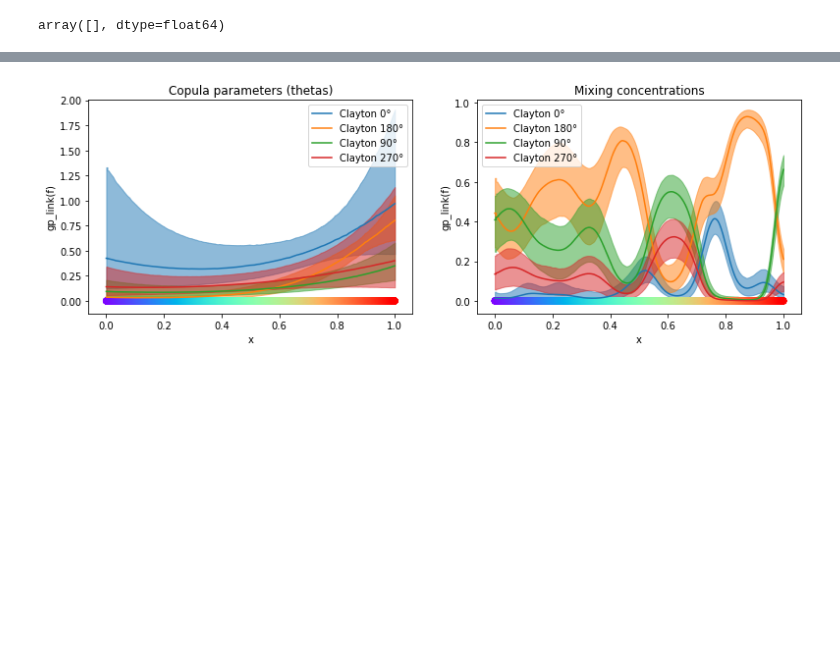
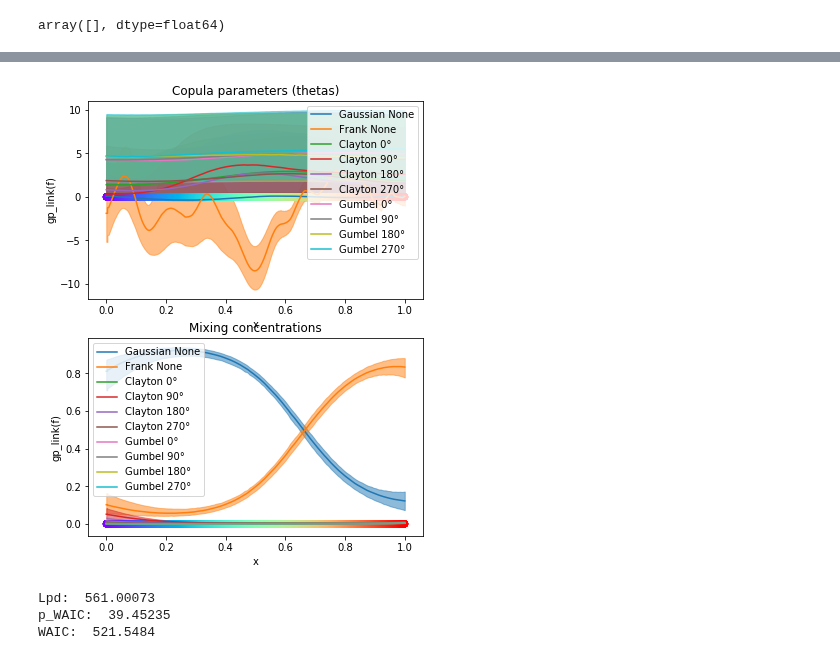
Before and after one commit to NinelK/CopulaGP, a Jupyter notebook: MultiParam_RealData.ipynb, the cells around one changed output, grey strips where cells are left out. Cells and saved outputs as stored; diff of their text form; code cells hidden in the pictures; blank space fills up the shorter version.

Commit message:
Add WAIC and Copula names

```diff
--- a/MultiParam_RealData.ipynb
+++ b/MultiParam_RealData.ipynb
@@ -33,7 +33,7 @@ import matplotlib.pyplot as plt
 import matplotlib.cm as cm
 
 animal = 'ST263'
-day_name = 'Day1'
+day_name = 'Day2'
 path = '/home/nina/VRData/Processing/pkls'
 
 with open("{}/{}_{}_signals.pkl".format(path,animal,day_name),'rb') as f:
@@ -44,9 +44,10 @@ for s in ['ROIsN','trialStart','maxTrialNum','trials']:
     assert(np.allclose(signal_pkl[s],behaviour_pkl[s]))
 # %%
 signals = signal_pkl['signals_transformed']
-n1 = 13
-n2 = 17
+n1 = 11
+n2 = 5
 Y_all = np.array([signals[n1],signals[n2]]).T
+#Y_all = np.array([signals[n1],behaviour_pkl['transformed_licks']]).T
 X_all = np.array(behaviour_pkl['position'])#local_time
 
 rule = (Y_all[:,0]>1e-4) & (Y_all[:,1]>1e-4)  \
@@ -73,9 +74,26 @@ plt.scatter(*Y[::skip].T, color=colors[::skip], alpha=0.8)
 # %%
 #likelihoods = [ClaytonCopula_Likelihood(rotation='0°'),ClaytonCopula_Likelihood(rotation='180°'),GaussianCopula_Likelihood()]
-likelihoods = [ClaytonCopula_Likelihood(rotation='0°'),
+likelihoods = [GaussianCopula_Likelihood(),
+                FrankCopula_Likelihood(),
+                ClaytonCopula_Likelihood(rotation='0°'),
+               ClaytonCopula_Likelihood(rotation='90°'),
               ClaytonCopula_Likelihood(rotation='180°'),
-                ClaytonCopula_Likelihood(rotation='90°'),
-              ClaytonCopula_Likelihood(rotation='270°'),]
+              ClaytonCopula_Likelihood(rotation='270°'),
+                GumbelCopula_Likelihood(rotation='0°'),
+               GumbelCopula_Likelihood(rotation='90°'),
+              GumbelCopula_Likelihood(rotation='180°'),
+              GumbelCopula_Likelihood(rotation='270°')
+              ]
+
+#likelihoods = [FrankCopula_Likelihood()]
+
+# likelihoods = [GaussianCopula_Likelihood(),
+#              FrankCopula_Likelihood()]
+
+# likelihoods = [GumbelCopula_Likelihood(rotation='0°'),
+#                GumbelCopula_Likelihood(rotation='90°'),
+#               GumbelCopula_Likelihood(rotation='180°'),
+#               GumbelCopula_Likelihood(rotation='270°')]
 # %%
 NSamp
 # %% [output]
@@ -229,7 +249,7 @@ testX = np.linspace(0,1,denser*NSamp)
 test_x = torch.tensor(testX).float().cuda(device=0)
 # %%
 # visualize the result
-fig, ax = plt.subplots(1,2,figsize=(13, 4))
+fig, ax = plt.subplots(2,1,figsize=(6, 8))
 
 model.eval()
 with torch.no_grad():
@@ -263,31 +283,31 @@ for i, (t,c,r) in enumerate(zip(mixes[:],copulas,rotations)):
     F_mean = t.detach().cpu().numpy()
     line, = ax[1].plot(testX, F_mean, label = '{} {}'.format(c,r))
     sm = np.mean(sampled[i].cpu().numpy(),axis=0)
     std = np.std(sampled[i].cpu().numpy(),axis=0)
     ax[1].fill_between(testX, sm-std, sm+std, color=line.get_color(), alpha=0.5)
 #     ax[0,1].fill_between(testX, l.detach().cpu().numpy(),
 #                     u.detach().cpu().numpy(), color=line.get_color(), alpha=0.5)
 
 ax[1].scatter(np.linspace(0., 1., NSamp),np.zeros(NSamp),color=colors)
 ax[1].set_xlabel('x')
 ax[1].set_ylabel('gp_link(f)')
 ax[1].set_title('Mixing concentrations')
 ax[1].legend()
 
 # # sample from p(y|D,x) = \int p(y|f) p(f|D,x) (doubly stochastic)
 # with gpytorch.settings.num_likelihood_samples(1):
 #     Y_sim = model.likelihood(model(train_x)).rsample().cpu().detach().numpy()
 # ax[1,0].scatter(*Y[::skip].T, label = 'True train data', color=colors[::skip])
 # ax[1,1].scatter(*Y_sim[:,::skip].T, label = 'Sample from the model', color=colors[::skip])
 # for c in [0,1]:
 #     ax[1,c].set_xlabel('$y_1$')
 #     ax[1,c].set_ylabel('$y_2$')
 # ax[1,0].set_title('True data samples')
 # ax[1,1].set_title('Samples from copula with theta=gplink(f(x))')
 # samp.legend()
 
 
 
 fig.show()
 # %% [output]
-[figure, old version]
+[figure, new version]
@@ -300,3 +314,48 @@ fig.show()
+# %%
+import gc
+gc.collect()
+torch.cuda.empty_cache()
+
+gplink = model.likelihood.gplink_function
+copulas = [lik.copula for lik in likelihoods]
+rotations = [lik.rotation for lik in likelihoods]
+
+S=500
+with torch.no_grad():
+    f_samples = model(train_x).rsample(torch.Size([S]))
+    thetas, mixes = gplink(f_samples)
+    ###
+#     samples = torch.empty_like(train_y).uniform_(1e-4, 1. - 1e-4)
+#     null_log_prob = model.likelihood.copula(thetas,mixes,copulas,rotations=rotations).\
+#             log_prob(samples).detach().cpu().numpy()
+#     null_pwaic = np.var(null_log_prob,axis=0).sum()
+#     print('Null AIC: ', (null_log_prob.sum()/N - null_pwaic))
+    ###
+    log_prob = model.likelihood.copula(thetas,mixes,copulas,rotations=rotations).\
+            log_prob(train_y).detach().cpu().numpy()
+    pwaic = np.var(log_prob,axis=0).sum()
+    sum_prob = np.exp(log_prob).sum(axis=0)
+    lpd=np.sum(np.log(sum_prob)-np.log(S)) # sum_M log(1/N * sum^i_S p(y|theta_i)), where N is train_x.shape[0]
+    ###
+#     with gpytorch.settings.num_likelihood_samples(1):
+#          y_sim = model.likelihood(model(train_x)).rsample()
+#     self_log_prob = model.likelihood.copula(thetas,mixes,copulas,rotations=rotations).\
+#             log_prob(y_sim.squeeze()).detach().cpu().numpy()
+#     self_pwaic = np.var(self_log_prob,axis=0).sum()
+#     print('Self AIC: ', (self_log_prob.sum()/N - self_pwaic))
+    ###
+    #print('Log_probability: ',log_prob.sum())
+    print('Lpd: ',lpd)
+    print('p_WAIC: ',pwaic)
+    print('WAIC: ', lpd - pwaic)
+
+del(f_samples, log_prob)
+torch.cuda.empty_cache()
+# model.likelihood.copula
+# %% [output]
+Lpd:  561.00073
+p_WAIC:  39.45235
+WAIC:  521.5484
 # %%
 import seaborn as sns
 
```
Also changed, not shown: parts of 11 cells of this notebook, 2 other files.
